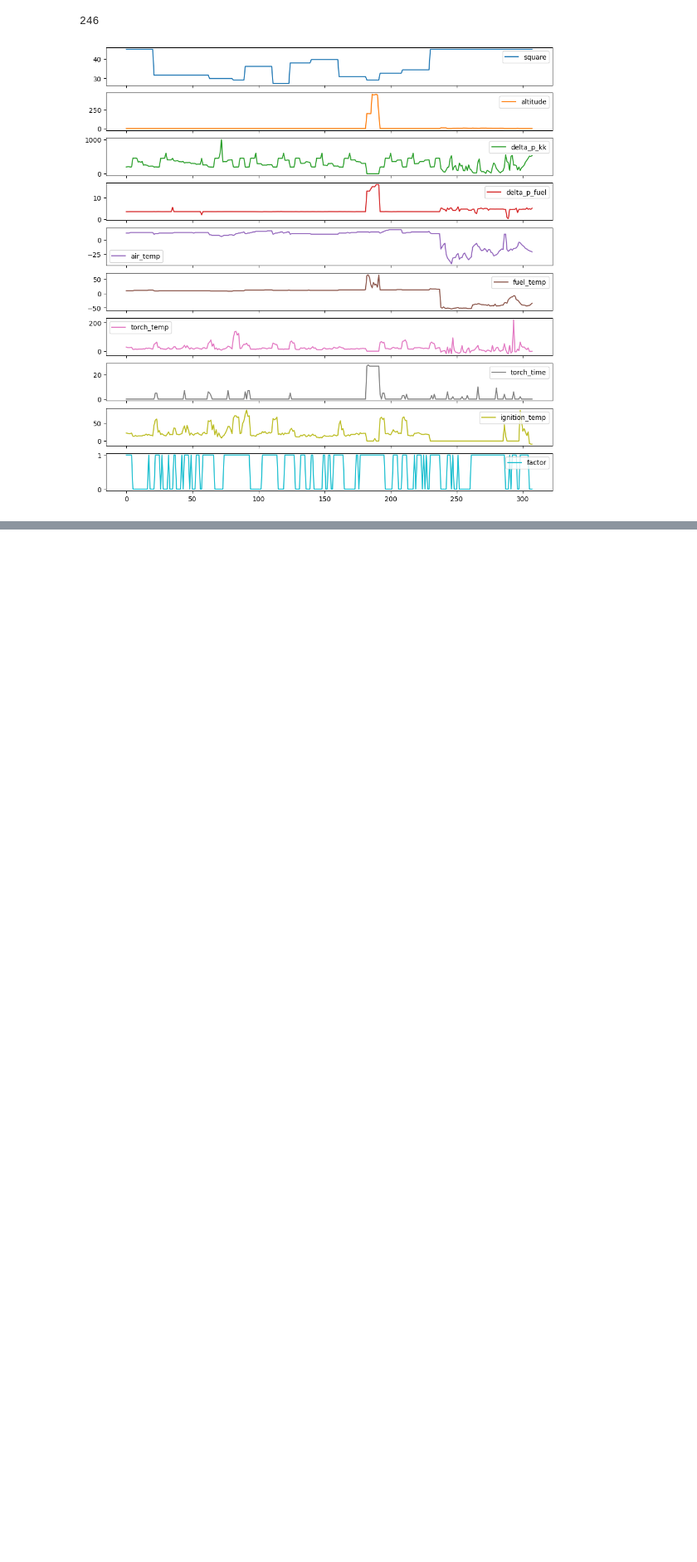
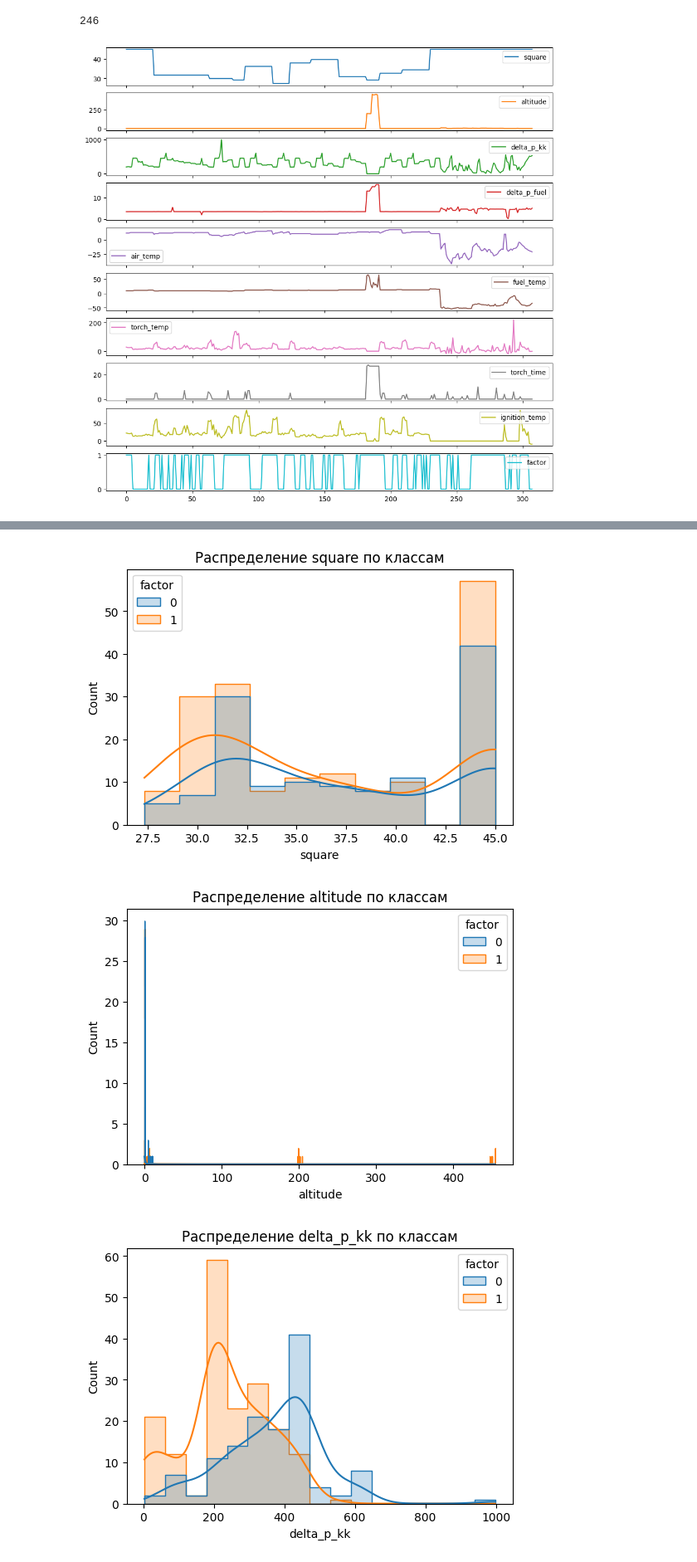
Before and after one commit to vchernetsov/study, a Jupyter notebook: diploma/code/main.ipynb, the cells around one changed output, grey strips where cells are left out. Shown at 83% size. Drawn from its saved outputs; the diff is of its cells as text; code cells hidden in the pictures; blank space fills up the shorter version.

Commit message:
extended: visualisation in main diploma notebook

```diff
--- a/diploma/code/main.ipynb
+++ b/diploma/code/main.ipynb
@@ -128,46 +147,12 @@ pyplot.savefig('mtrics-plot.png')
 # %%
-strategy = ctx.strategies[0]
-model = strategy.model
-raise Exception()
 
-import numpy as np
-
-import matplotlib.pyplot as plt
-from sklearn.decomposition import PCA
-from sklearn.manifold import TSNE
-
-# Обучение классификатора (Random Forest для предсказания вероятностей)
-
-model.fit(X, y)
-# Прогнозирование вероятностей класса 0
-probabilities = model.predict_proba(X)[:, 0]
-
-# PCA: уменьшение размерности до 2D
-
-pca = PCA(n_components=2)
-X_pca = pca.fit_transform(X)
-
-# t-SNE: уменьшение размерности до 2D
-tsne = TSNE(n_components=2, perplexity=30, random_state=42)
-X_tsne = tsne.fit_transform(X)
-
-# Визуализация результатов PCA
-plt.figure(figsize=(14, 6))
-plt.subplot(1, 2, 1)
-plt.scatter(X_pca[:, 0], X_pca[:, 1], c=probabilities, cmap="coolwarm", alpha=0.7, edgecolor="k")
-plt.colorbar(label="Вероятность отсутствия класса (class=0)")
-plt.title("PCA-визуализация данных")
-plt.xlabel("PCA Component 1")
-plt.ylabel("PCA Component 2")
-
-# Визуализация результатов t-SNE
-plt.subplot(1, 2, 2)
-plt.scatter(X_tsne[:, 0], X_tsne[:, 1], c=probabilities, cmap="coolwarm", alpha=0.7, edgecolor="k")
-plt.colorbar(label="Вероятность отсутствия класса (class=0)")
-plt.title("t-SNE-визуализация данных")
-plt.xlabel("t-SNE Component 1")
-plt.ylabel("t-SNE Component 2")
-
-
-plt.tight_layout()
-plt.show()
+data_frame = pandas.DataFrame(ppl.raw_data)
+for col in data_frame.columns[:-1]:
+    pyplot.figure(figsize=(6,4))
+    seaborn.histplot(data=data_frame, x=col, hue='factor', kde=True, element='step')
+    pyplot.title(f'Распределение {col} по классам')
+    pyplot.show()
+# %% [output]
+[figure, added]
+[figure, added]
+[figure, added]
```
Also changed, not shown: parts of 17 cells of this notebook, 2 other files.
